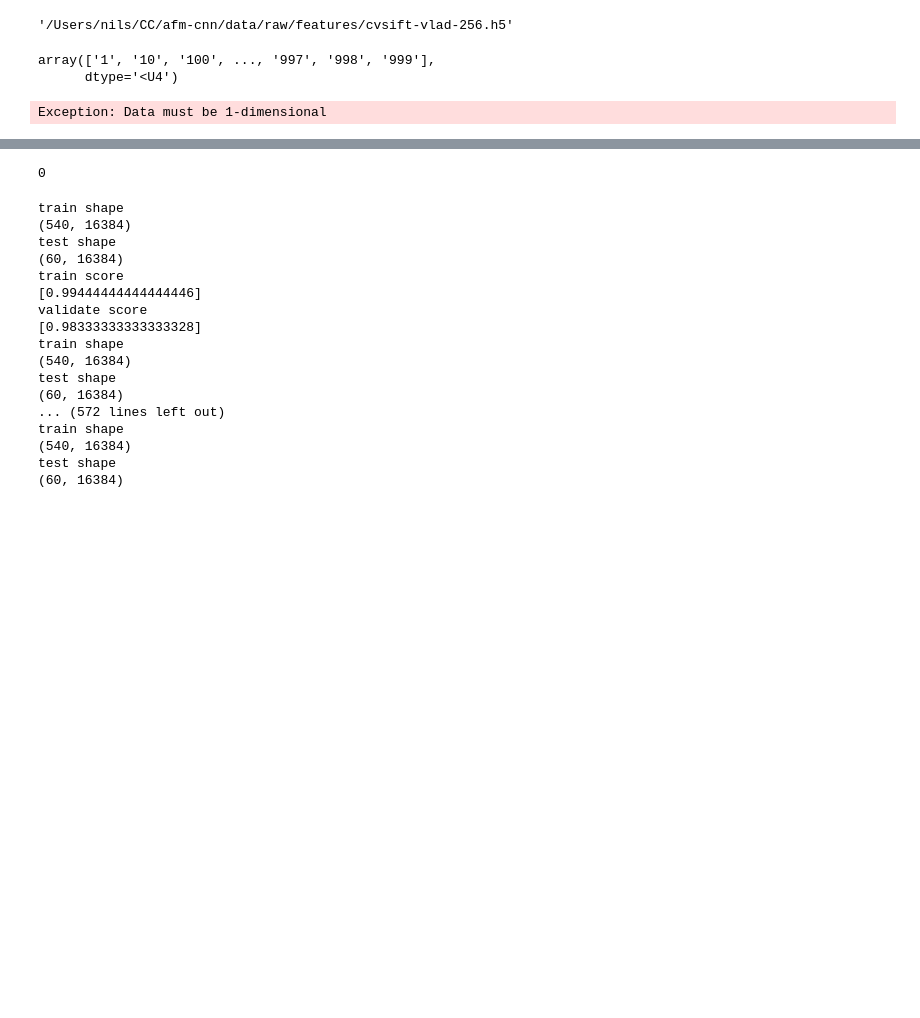
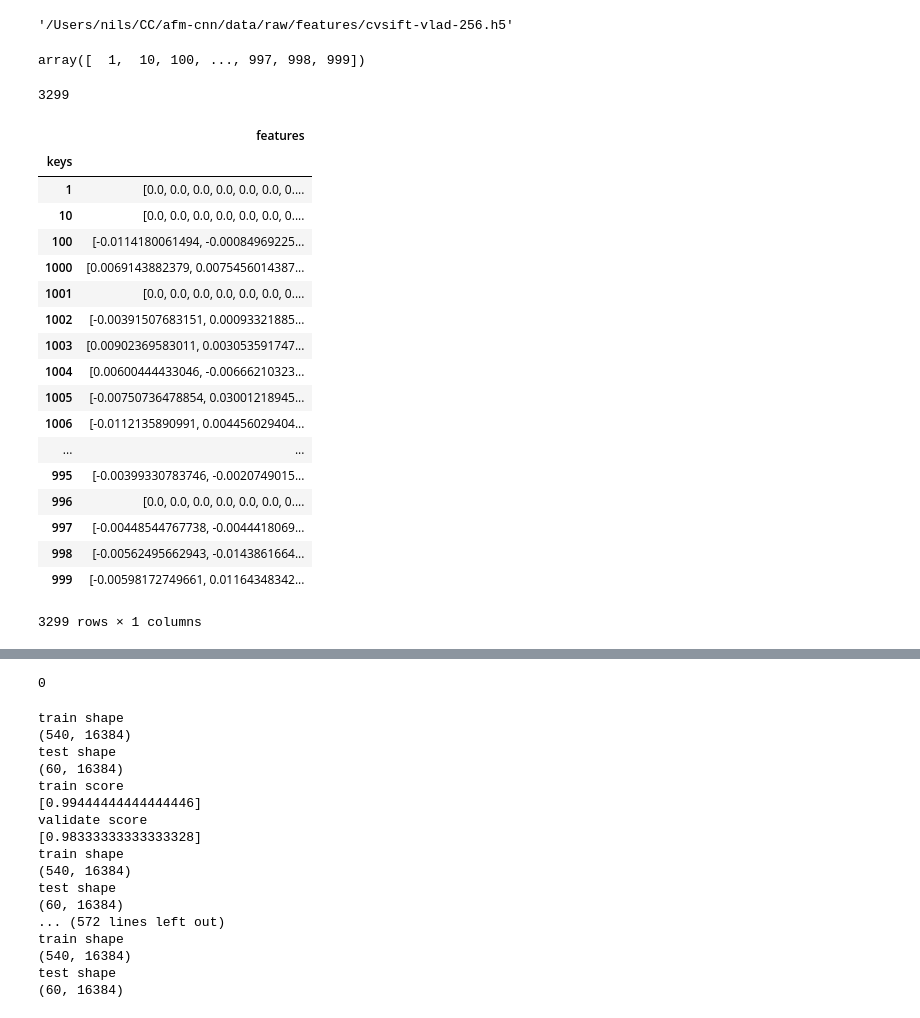
Before and after one commit to Imperssonator/afm-cnn, a Jupyter notebook: scripts/test_svm.ipynb, the cells around one changed output, grey strips where cells are left out. Drawn from its saved outputs; the diff is of its cells as text; code cells hidden in the pictures; blank space fills up the shorter version.

```diff
--- a/scripts/test_svm.ipynb
+++ b/scripts/test_svm.ipynb
@@ -12,13 +12,36 @@ datafile
 # %%
 keys, features = load_representations(datafile)
 # %%
-keys
+keys.astype(int)
 # %% [output]
-array(['1', '10', '100', ..., '997', '998', '999'],
-      dtype='<U4')
+array([  1,  10, 100, ..., 997, 998, 999])
+# %%
+feature_rows = [row for row in features]
+print(len(feature_rows))
+# %% [output]
+3299
 # %%
 import pandas as pd
-df=pd.DataFrame({'keys':keys,'features':features})
+df=pd.DataFrame({'keys':pd.Series(keys.astype(int)),'features':pd.Series([row for row in features])})
+df.set_index('keys',inplace=True)
 df
 # %% [output]
+|  | features |
+| keys |  |
+| 1 | [0.0, 0.0, 0.0, 0.0, 0.0, 0.0, 0.... |
+| 10 | [0.0, 0.0, 0.0, 0.0, 0.0, 0.0, 0.... |
+| 100 | [-0.0114180061494, -0.00084969225... |
+| 1000 | [0.0069143882379, 0.0075456014387... |
+| 1001 | [0.0, 0.0, 0.0, 0.0, 0.0, 0.0, 0.... |
+| 1002 | [-0.00391507683151, 0.00093321885... |
+| 1003 | [0.00902369583011, 0.003053591747... |
+| 1004 | [0.00600444433046, -0.00666210323... |
+| 1005 | [-0.00750736478854, 0.03001218945... |
+| 1006 | [-0.0112135890991, 0.004456029404... |
+| ... | ... |
+| 995 | [-0.00399330783746, -0.0020749015... |
+| 996 | [0.0, 0.0, 0.0, 0.0, 0.0, 0.0, 0.... |
+| 997 | [-0.00448544767738, -0.0044418069... |
+| 998 | [-0.00562495662943, -0.0143861664... |
+| 999 | [-0.00598172749661, 0.01164348342... |
-Exception: Data must be 1-dimensional
+3299 rows × 1 columns
```
Also changed, not shown: parts of 12 cells of this notebook, 2 other files.
